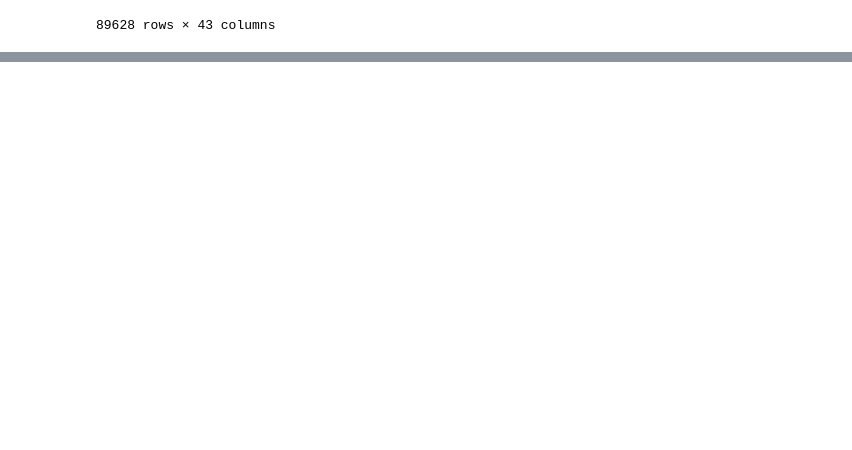
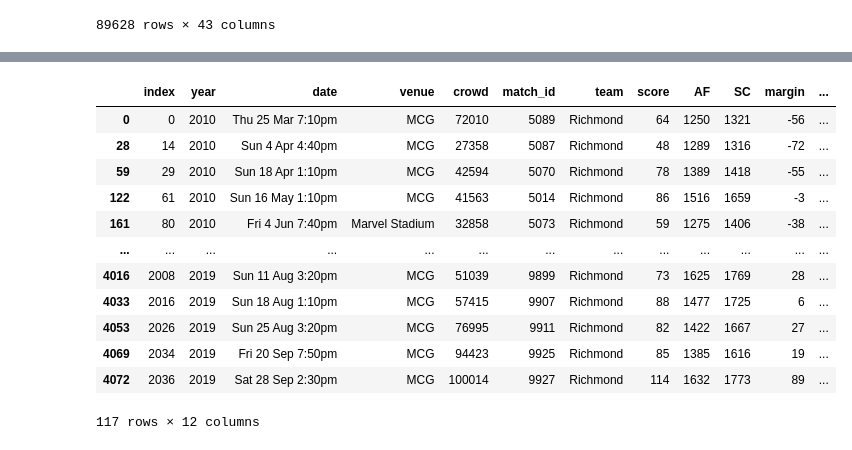
Before and after one commit to mark-richards/afl-eda, a Jupyter notebook: footywire-afl-eda.ipynb, the cells around one changed output, grey strips where cells are left out. Drawn from its saved outputs; the diff is of its cells as text; code cells hidden in the pictures; blank space fills up the shorter version.

```diff
--- a/footywire-afl-eda.ipynb
+++ b/footywire-afl-eda.ipynb
@@ -229,0 +249,9 @@ df_footywire_data
+# %%
+# Get rolling averages
+def rolling_average(df, window):
+    return df.rolling(min_periods=1, window=window).mean().shift(1)
+
+df_footywire_data['rolling 5 round average'] = df_footywire_data.groupby('Player')['SC'].apply(lambda player: rolling_average(player, 5))
+df_footywire_data['rolling 3 round average'] = df_footywire_data.groupby('Player')['SC'].apply(lambda player: rolling_average(player, 3))
+df_footywire_data['previous sc score'] = df_footywire_data.groupby('Player')['SC'].apply(lambda player: rolling_average(player, 1))
+df_footywire_data.loc[df_footywire_data['Player'] == 'Patrick Cripps', ['Season', 'Round', 'Player', 'SC', 'rolling 5 round average', 'rolling 3 round average', 'previous sc score']]
@@ -229,0 +288,34 @@ df_footywire_data
+# %%
+# Get rolling previous team SC scores
+renamed_cols = {
+    "home_team": "team",
+    "home_team_score": "score",
+    "AF_Home": "AF",
+    "SC_Home": "SC",
+    "match_result_home_margin": "margin",
+    "away_team": "team",
+    "away_team_score": "score",
+    "AF_Away": "AF",
+    "SC_Away": "SC",
+    "match_result_away_margin": "margin"
+}
+
+home_match_details = df_match_fantasy_summary.loc[:, ['year', 'date', 'venue', 'crowd', 'match_id', 'home_team', 'home_team_score', 'AF_Home', 'SC_Home', 'match_result_home_margin']].rename(columns=renamed_cols)
+away_match_details = df_match_fantasy_summary.loc[:, ['year', 'date', 'venue', 'crowd', 'match_id', 'away_team', 'away_team_score', 'AF_Away', 'SC_Away', 'match_result_away_margin']].rename(columns=renamed_cols)
+df_matches_by_team = pd.concat([home_match_details, away_match_details]).sort_index().reset_index()
+df_matches_by_team['rolling 5 round SC average'] =  df_matches_by_team.groupby('team')['SC'].apply(lambda team: rolling_average(team, 5))
+df_matches_by_team.loc[df_matches_by_team['team'] == 'Richmond']
+# %% [output]
+|  | index | year | date | venue | crowd | match_id | team | score | AF | SC | margin | ... |
+| 0 | 0 | 2010 | Thu 25 Mar 7:10pm | MCG | 72010 | 5089 | Richmond | 64 | 1250 | 1321 | -56 | ... |
+| 28 | 14 | 2010 | Sun 4 Apr 4:40pm | MCG | 27358 | 5087 | Richmond | 48 | 1289 | 1316 | -72 | ... |
+| 59 | 29 | 2010 | Sun 18 Apr 1:10pm | MCG | 42594 | 5070 | Richmond | 78 | 1389 | 1418 | -55 | ... |
+| 122 | 61 | 2010 | Sun 16 May 1:10pm | MCG | 41563 | 5014 | Richmond | 86 | 1516 | 1659 | -3 | ... |
+| 161 | 80 | 2010 | Fri 4 Jun 7:40pm | Marvel Stadium | 32858 | 5073 | Richmond | 59 | 1275 | 1406 | -38 | ... |
+| ... | ... | ... | ... | ... | ... | ... | ... | ... | ... | ... | ... | ... |
+| 4016 | 2008 | 2019 | Sun 11 Aug 3:20pm | MCG | 51039 | 9899 | Richmond | 73 | 1625 | 1769 | 28 | ... |
+| 4033 | 2016 | 2019 | Sun 18 Aug 1:10pm | MCG | 57415 | 9907 | Richmond | 88 | 1477 | 1725 | 6 | ... |
+| 4053 | 2026 | 2019 | Sun 25 Aug 3:20pm | MCG | 76995 | 9911 | Richmond | 82 | 1422 | 1667 | 27 | ... |
+| 4069 | 2034 | 2019 | Fri 20 Sep 7:50pm | MCG | 94423 | 9925 | Richmond | 85 | 1385 | 1616 | 19 | ... |
+| 4072 | 2036 | 2019 | Sat 28 Sep 2:30pm | MCG | 100014 | 9927 | Richmond | 114 | 1632 | 1773 | 89 | ... |
+117 rows × 12 columns
```
Also changed, not shown: parts of 16 cells of this notebook.
